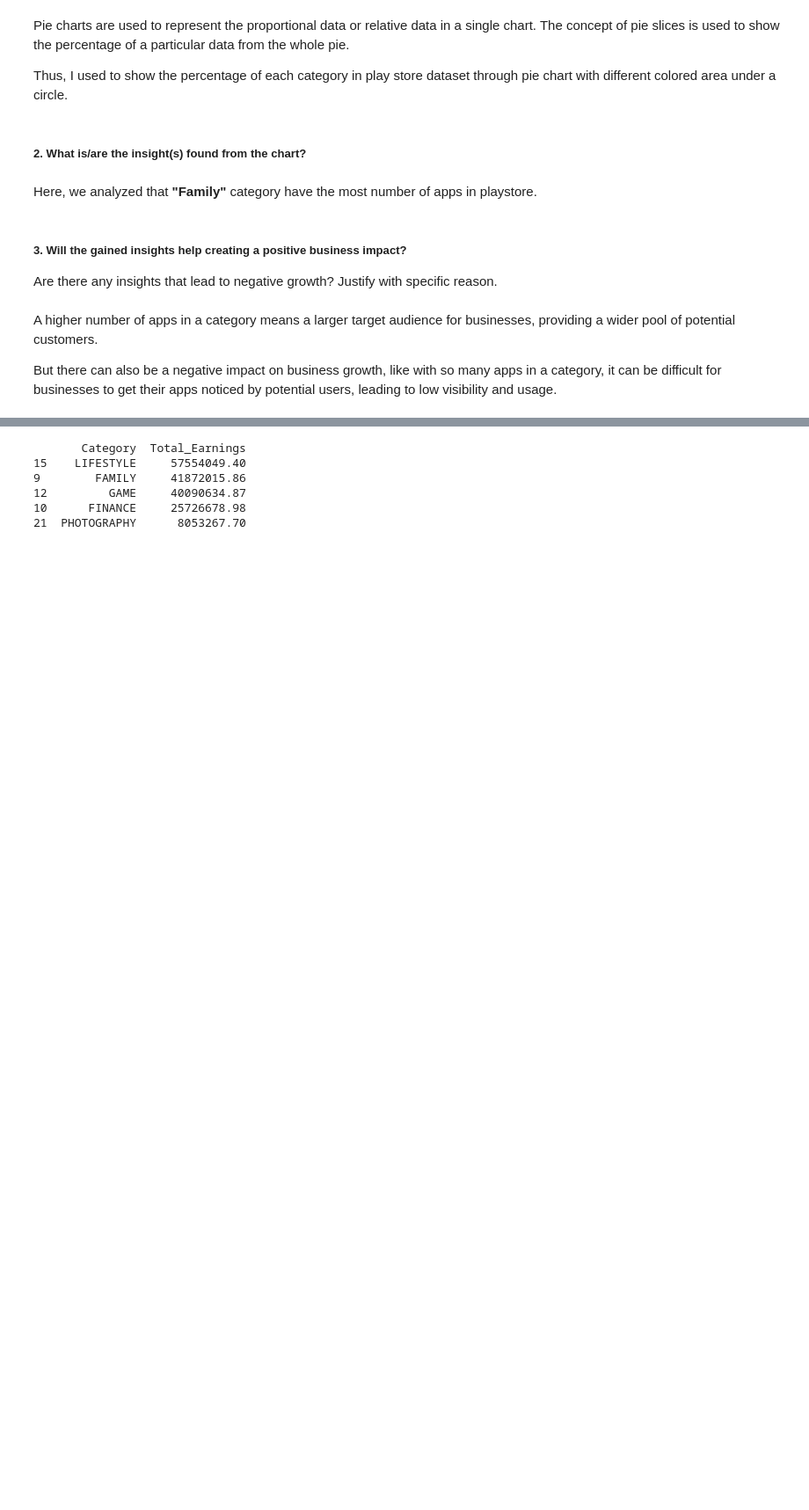
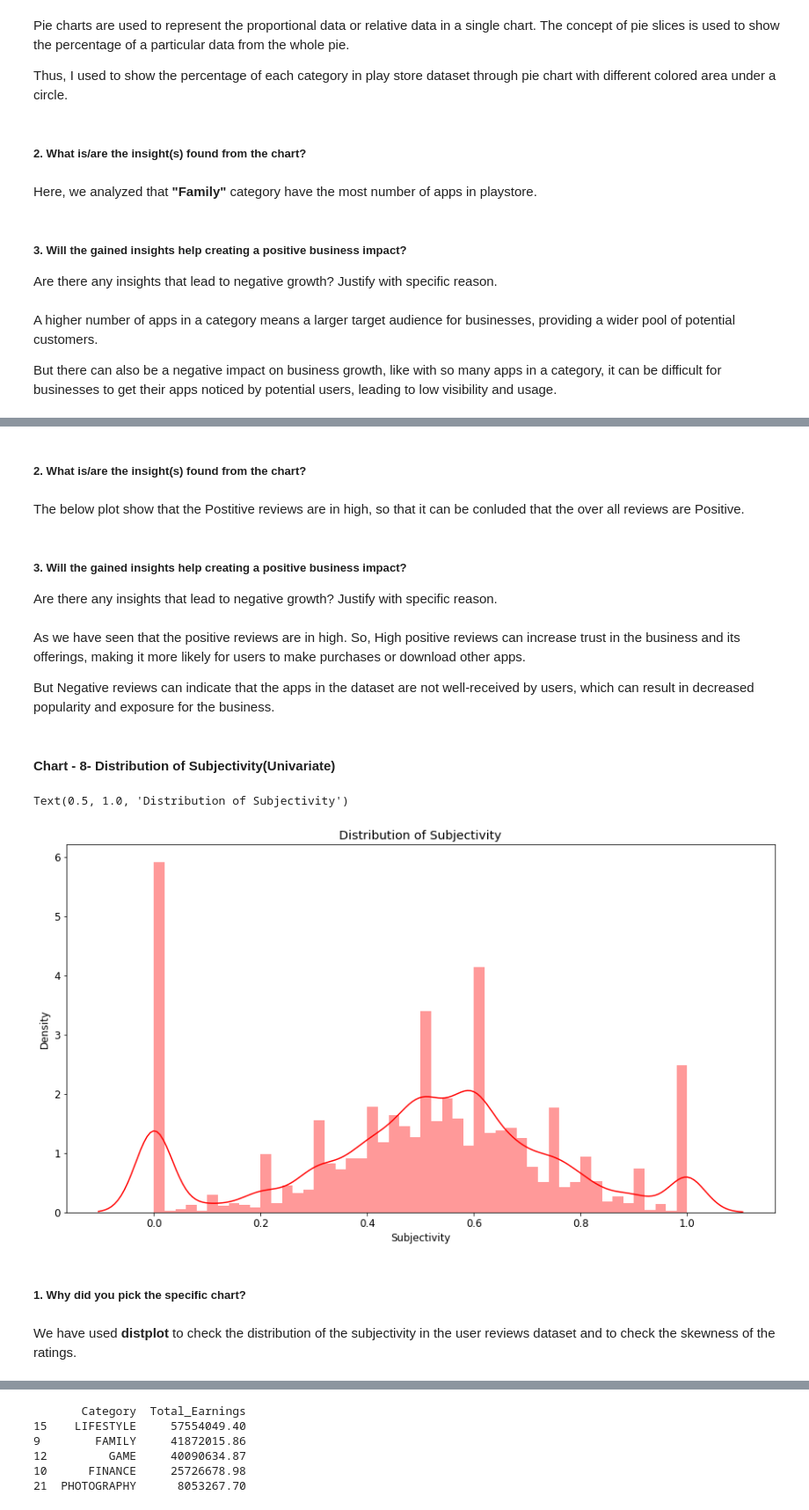
Before and after one commit to ArushiSaxena11/Capstone_Project_EDA-PlayStore_App_Review_Analysis, a Jupyter notebook: Capstone_Project_EDA_(PlayStore_App_Review_Analysis).ipynb, the cells around one changed output, grey strips where cells are left out. Shown at 88% size. Drawn from its saved outputs; the diff is of its cells as text; code cells hidden in the pictures; blank space fills up the shorter version.

```diff
--- a/Capstone_Project_EDA_(PlayStore_App_Review_Analysis).ipynb
+++ b/Capstone_Project_EDA_(PlayStore_App_Review_Analysis).ipynb
@@ -1180,4 +938,0 @@ plt.title("Reviews according to month");
-# %%
-# Reading the User Reviews.csv file
-file_path = '/content/drive/My Drive/dataset/User Reviews.csv'
-User_Review_DataFrame=pd.read_csv(file_path)
@@ -1610,0 +1507,29 @@ But there can also be a negative impact on business growth, like with so many ap
+# %% [markdown]
+##### 2. What is/are the insight(s) found from the chart?
+# %% [markdown]
+The below plot show that the Postitive reviews are in high, so that it can be conluded that the over all reviews are Positive.
+# %% [markdown]
+##### 3. Will the gained insights help creating a positive business impact?
+Are there any insights that lead to negative growth? Justify with specific reason.
+# %% [markdown]
+As we have seen that the positive reviews are in high. So, High positive reviews can increase trust in the business and its offerings, making it more likely for users to make purchases or download other apps.
+
+But Negative reviews can indicate that the apps in the dataset are not well-received by users, which can result in decreased popularity and exposure for the business.
+# %% [markdown]
+#### Chart - 8- Distribution of Subjectivity(Univariate)
+# %%
+# Chart - 8 visualization code
+
+#Plotting the distribution of Subjectivity
+subjectivity_dataframe = Merged_PS_RA['Sentiment_Subjectivity']
+plt.figure(figsize=(15,8))
+sns.distplot(subjectivity_dataframe, hist=True,color="red")
+plt.xlabel("Subjectivity")
+plt.title('Distribution of Subjectivity')
+# %% [output]
+Text(0.5, 1.0, 'Distribution of Subjectivity')
+[figure, added]
+# %% [markdown]
+##### 1. Why did you pick the specific chart?
+# %% [markdown]
+We have used **distplot**  to check the distribution of the subjectivity in the user reviews dataset and to check the skewness of the ratings.
```
Also changed, not shown: parts of 316 cells of this notebook.
